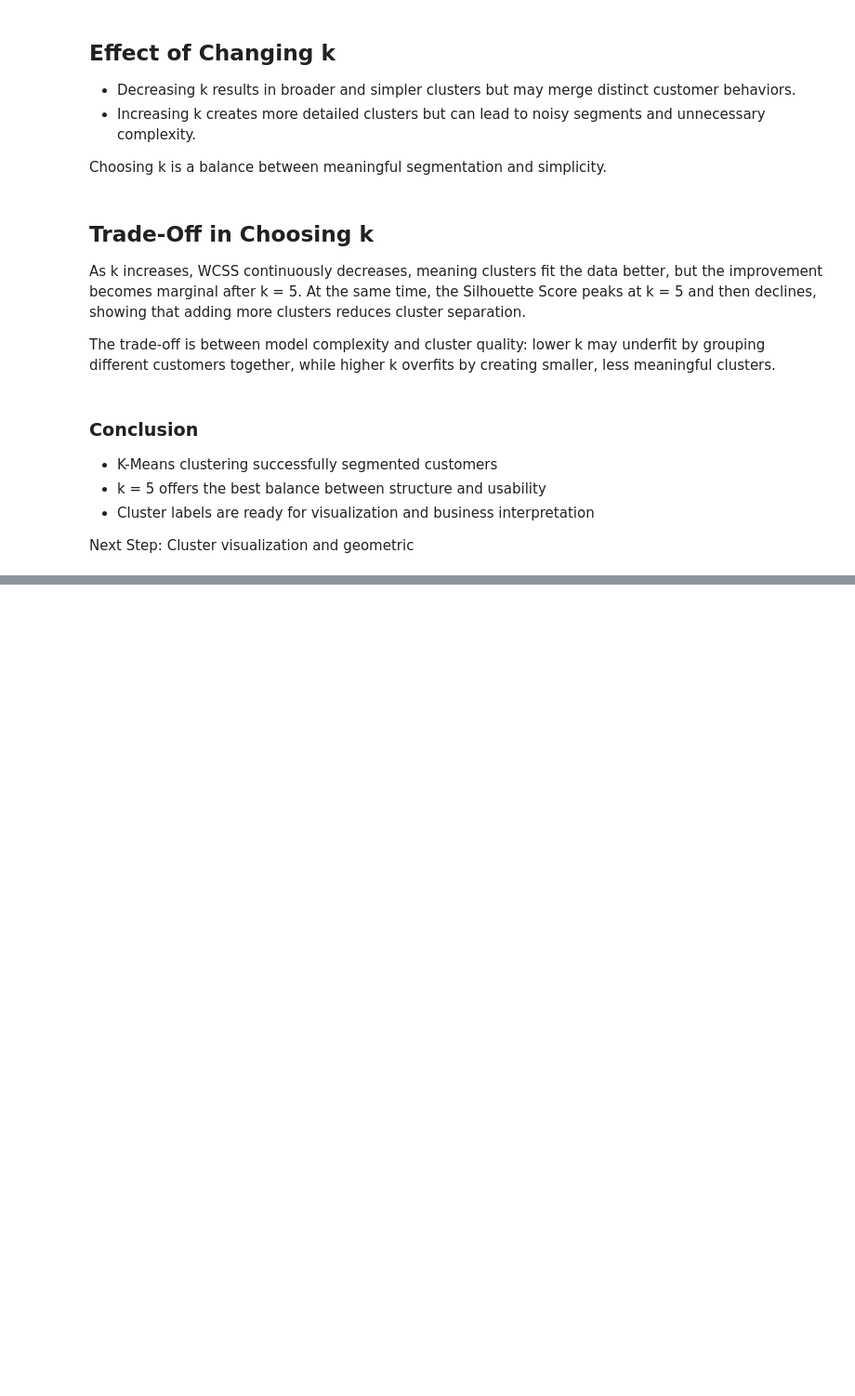
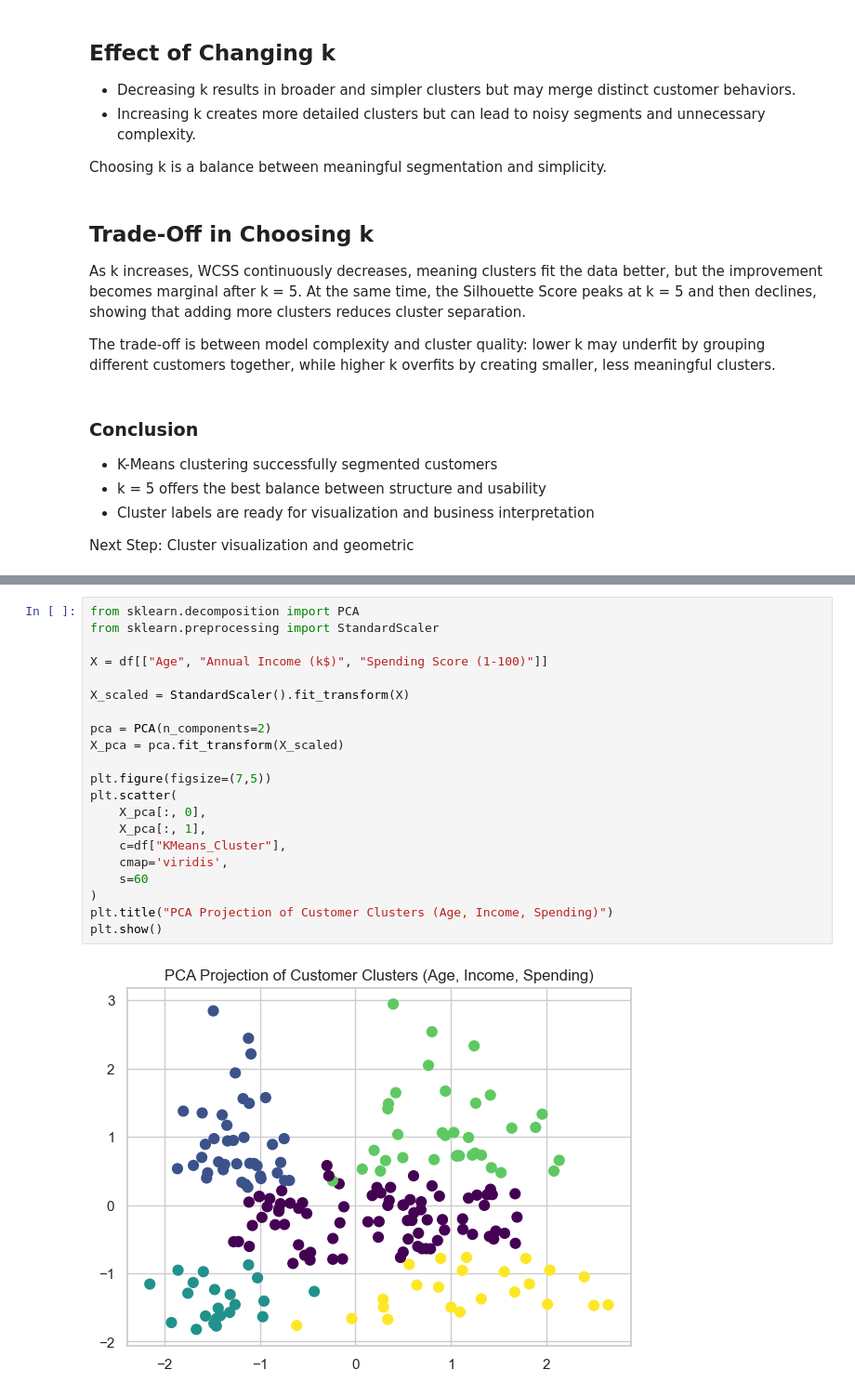
Before and after one commit to muhammedriswanp/TASK, a Jupyter notebook: Customer_Segmentation_Clustering/notebooks/03_clustering.ipynb, the cells around one changed output, grey strips where cells are left out. Shown at 93% size. Drawn from its saved outputs; the diff is of its cells as text; blank space fills up the shorter version.

```diff
--- a/Customer_Segmentation_Clustering/notebooks/03_clustering.ipynb
+++ b/Customer_Segmentation_Clustering/notebooks/03_clustering.ipynb
@@ -124,0 +166,23 @@ Cluster visualization and geometric
+# %%
+from sklearn.decomposition import PCA
+from sklearn.preprocessing import StandardScaler
+
+X = df[["Age", "Annual Income (k$)", "Spending Score (1-100)"]]
+
+X_scaled = StandardScaler().fit_transform(X)
+
+pca = PCA(n_components=2)
+X_pca = pca.fit_transform(X_scaled)
+
+plt.figure(figsize=(7,5))
+plt.scatter(
+    X_pca[:, 0],
+    X_pca[:, 1],
+    c=df["KMeans_Cluster"],
+    cmap='viridis',
+    s=60
+)
+plt.title("PCA Projection of Customer Clusters (Age, Income, Spending)")
+plt.show()
+# %% [output]
+[figure, added]
```
Also changed, not shown: parts of 5 cells of this notebook.
